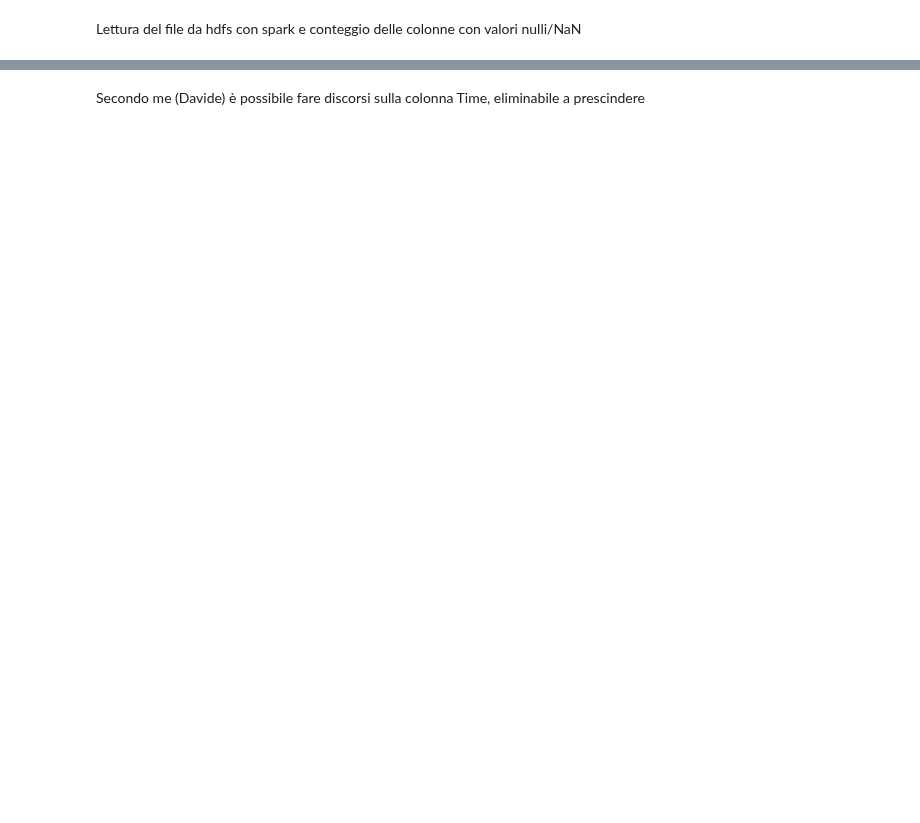
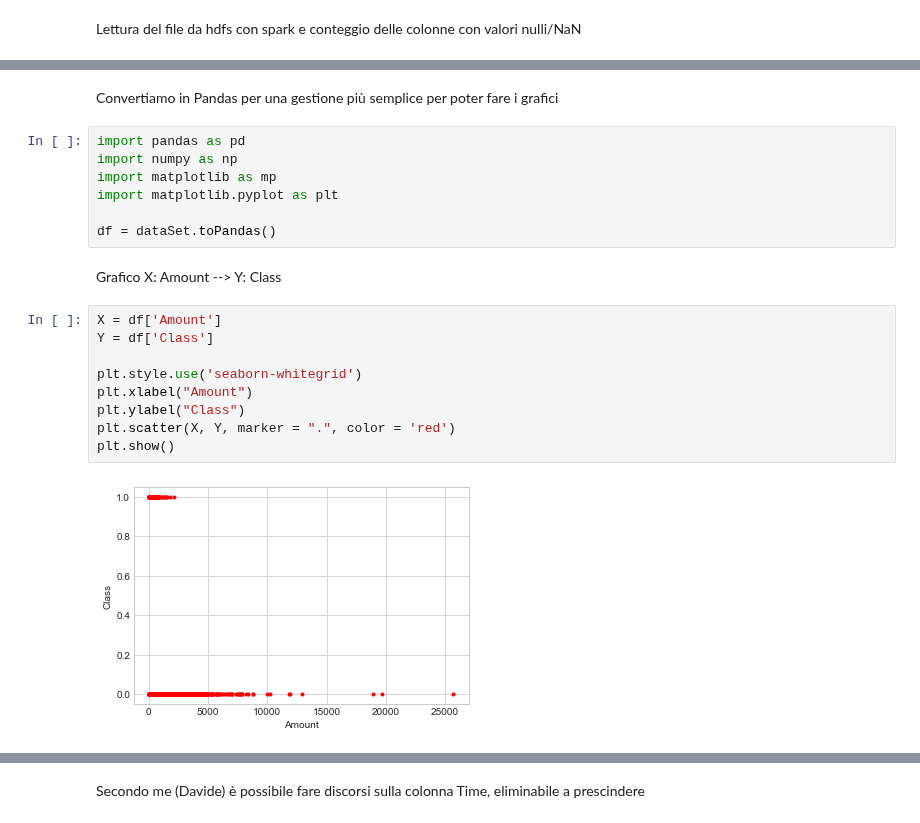
Before and after one commit to giridhar123/BigData, a Jupyter notebook: Notebook.ipynb, the cells around one changed output, grey strips where cells are left out. Saved outputs shown, nothing was run; the diff lists cells and outputs as text; blank space fills up the shorter version.

```diff
--- a/Notebook.ipynb
+++ b/Notebook.ipynb
@@ -49,0 +43,22 @@ nullValues.show()
+# %% [markdown]
+Convertiamo in Pandas per una gestione più semplice per poter fare i grafici
+# %%
+import pandas as pd
+import numpy as np
+import matplotlib as mp
+import matplotlib.pyplot as plt
+
+df = dataSet.toPandas()
+# %% [markdown]
+Grafico X: Amount --> Y: Class
+# %%
+X = df['Amount']
+Y = df['Class']
+
+plt.style.use('seaborn-whitegrid')
+plt.xlabel("Amount")
+plt.ylabel("Class")
+plt.scatter(X, Y, marker = ".", color = 'red')
+plt.show()
+# %% [output]
+[figure, added]
```
Also changed, not shown: parts of 10 cells of this notebook.
